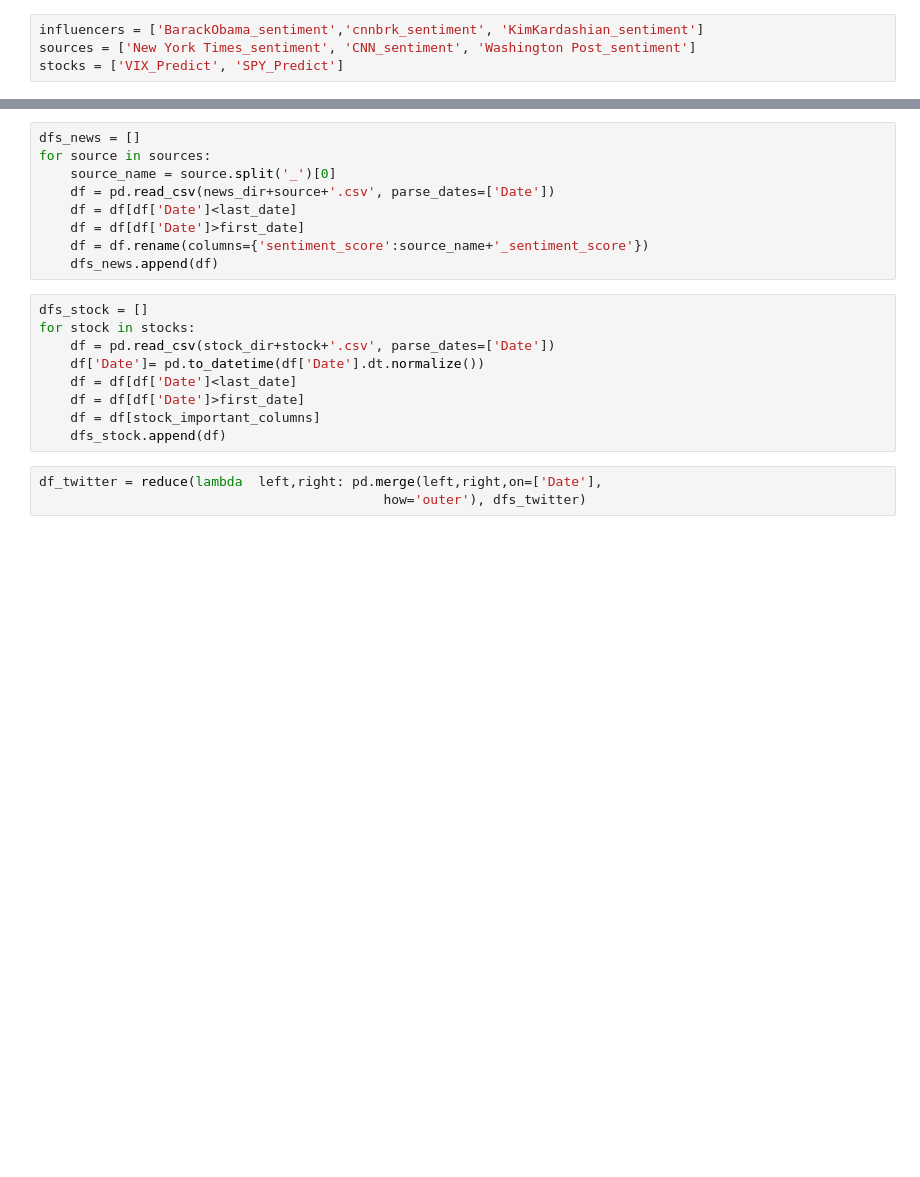
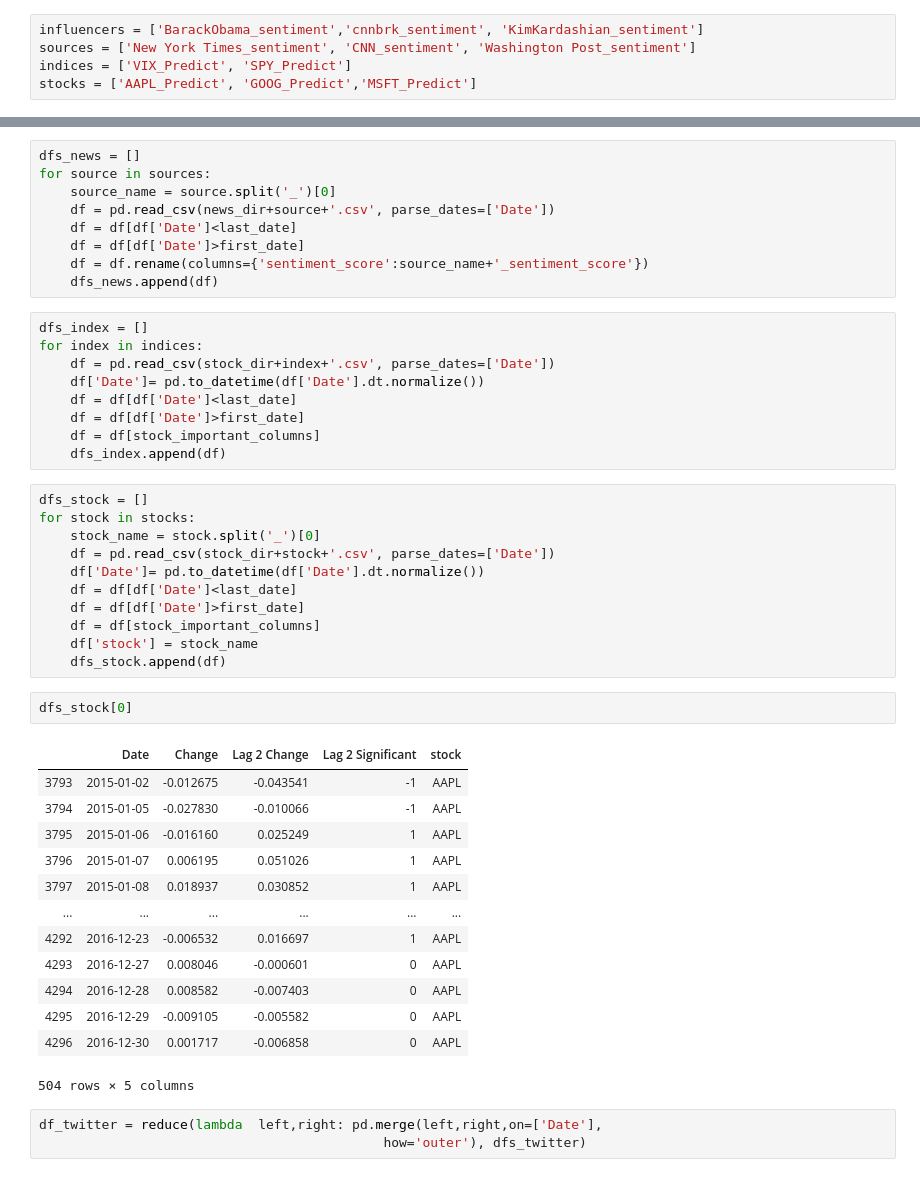
Before and after one commit to osirissc2/sentistock, a Jupyter notebook: Feature Builder.ipynb, the cells around one changed output, grey strips where cells are left out. Drawn from its saved outputs; the diff is of its cells as text; blank space fills up the shorter version.

```diff
--- a/Feature Builder.ipynb
+++ b/Feature Builder.ipynb
@@ -9,7 +9,8 @@ output_dir = 'data/features/'
 # %%
 influencers = ['BarackObama_sentiment','cnnbrk_sentiment', 'KimKardashian_sentiment']
 sources = ['New York Times_sentiment', 'CNN_sentiment', 'Washington Post_sentiment']
-stocks = ['VIX_Predict', 'SPY_Predict']
+indices = ['VIX_Predict', 'SPY_Predict']
+stocks = ['AAPL_Predict', 'GOOG_Predict','MSFT_Predict']
 # %%
 twitter_important_columns = ['Date','sentiment_score','heuristic_score']
 stock_important_columns = ['Date','Change','Lag 2 Change', 'Lag 2 Significant']
@@ -36,15 +37,42 @@ for source in sources:
     df = df[df['Date']>first_date]
     df = df.rename(columns={'sentiment_score':source_name+'_sentiment_score'})
     dfs_news.append(df)
+# %%
+dfs_index = []
+for index in indices:
+    df = pd.read_csv(stock_dir+index+'.csv', parse_dates=['Date'])
+    df['Date']= pd.to_datetime(df['Date'].dt.normalize())
+    df = df[df['Date']<last_date]
+    df = df[df['Date']>first_date]
+    df = df[stock_important_columns]
+    dfs_index.append(df)
 # %%
 dfs_stock = []
 for stock in stocks:
+    stock_name = stock.split('_')[0]
     df = pd.read_csv(stock_dir+stock+'.csv', parse_dates=['Date'])
     df['Date']= pd.to_datetime(df['Date'].dt.normalize())
     df = df[df['Date']<last_date]
     df = df[df['Date']>first_date]
     df = df[stock_important_columns]
+    df['stock'] = stock_name
     dfs_stock.append(df)
+# %%
+dfs_stock[0]
+# %% [output]
+|  | Date | Change | Lag 2 Change | Lag 2 Significant | stock |
+| 3793 | 2015-01-02 | -0.012675 | -0.043541 | -1 | AAPL |
+| 3794 | 2015-01-05 | -0.027830 | -0.010066 | -1 | AAPL |
+| 3795 | 2015-01-06 | -0.016160 | 0.025249 | 1 | AAPL |
+| 3796 | 2015-01-07 | 0.006195 | 0.051026 | 1 | AAPL |
+| 3797 | 2015-01-08 | 0.018937 | 0.030852 | 1 | AAPL |
+| ... | ... | ... | ... | ... | ... |
+| 4292 | 2016-12-23 | -0.006532 | 0.016697 | 1 | AAPL |
+| 4293 | 2016-12-27 | 0.008046 | -0.000601 | 0 | AAPL |
+| 4294 | 2016-12-28 | 0.008582 | -0.007403 | 0 | AAPL |
+| 4295 | 2016-12-29 | -0.009105 | -0.005582 | 0 | AAPL |
+| 4296 | 2016-12-30 | 0.001717 | -0.006858 | 0 | AAPL |
+504 rows × 5 columns
 # %%
 df_twitter = reduce(lambda  left,right: pd.merge(left,right,on=['Date'],
                                             how='outer'), dfs_twitter)
```
Also changed, not shown: parts of 5 cells of this notebook, 11 other files.
